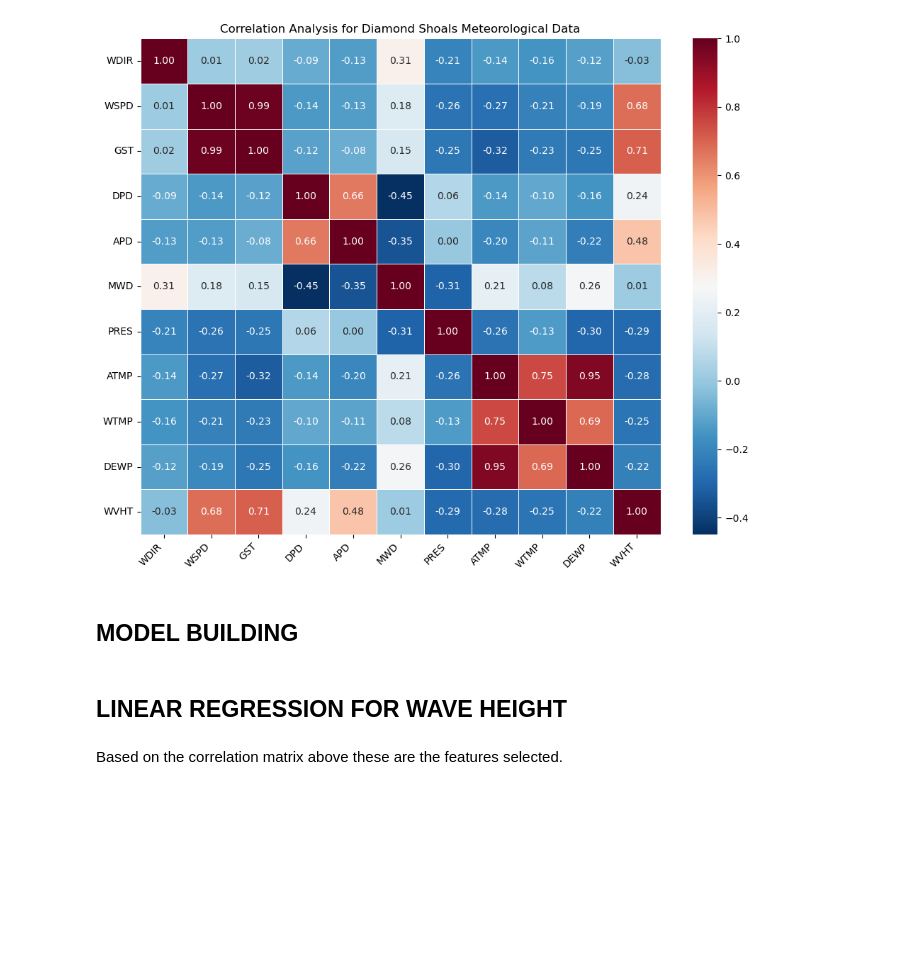
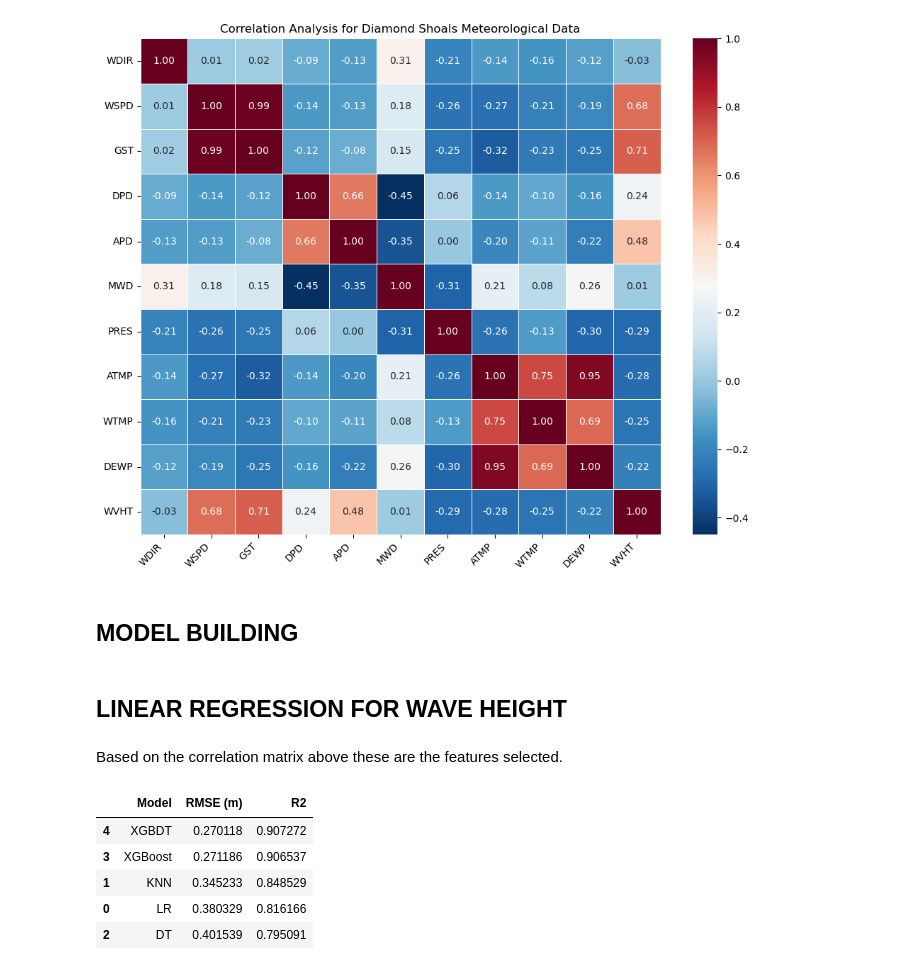
Before and after one commit to RichelCode/Wave-Energy-Forecasting, a Jupyter notebook: Wave Analysis.ipynb, the cells around one changed output. Drawn from its saved outputs; the diff is of its cells as text; code cells hidden in the pictures; blank space fills up the shorter version.

```diff
--- a/Wave Analysis.ipynb
+++ b/Wave Analysis.ipynb
@@ -383,3 +383,36 @@ stack = StackingRegressor(
 )
 
 models["XGBDT"] = stack
+# %%
+results = []
+preds_df = pd.DataFrame(index=test_df.index)
+preds_df["Actual_WVHT"] = y_test
+
+for name, model in models.items():
+    model.fit(X_train_s, y_train_s)
+
+    y_pred_s = model.predict(X_test_s)
+
+    # inverse-scale predictions
+    y_pred = scaler_y.inverse_transform(y_pred_s.reshape(-1,1)).ravel()
+
+    rmse = np.sqrt(mean_squared_error(y_test, y_pred))
+    r2   = r2_score(y_test, y_pred)
+
+    results.append({
+        "Model": name,
+        "RMSE (m)": rmse,
+        "R2": r2
+    })
+
+    preds_df[f"Pred_{name}"] = y_pred
+# %%
+results_df = pd.DataFrame(results).sort_values("RMSE (m)")
+results_df
+# %% [output]
+|  | Model | RMSE (m) | R2 |
+| 4 | XGBDT | 0.270118 | 0.907272 |
+| 3 | XGBoost | 0.271186 | 0.906537 |
+| 1 | KNN | 0.345233 | 0.848529 |
+| 0 | LR | 0.380329 | 0.816166 |
+| 2 | DT | 0.401539 | 0.795091 |
```
